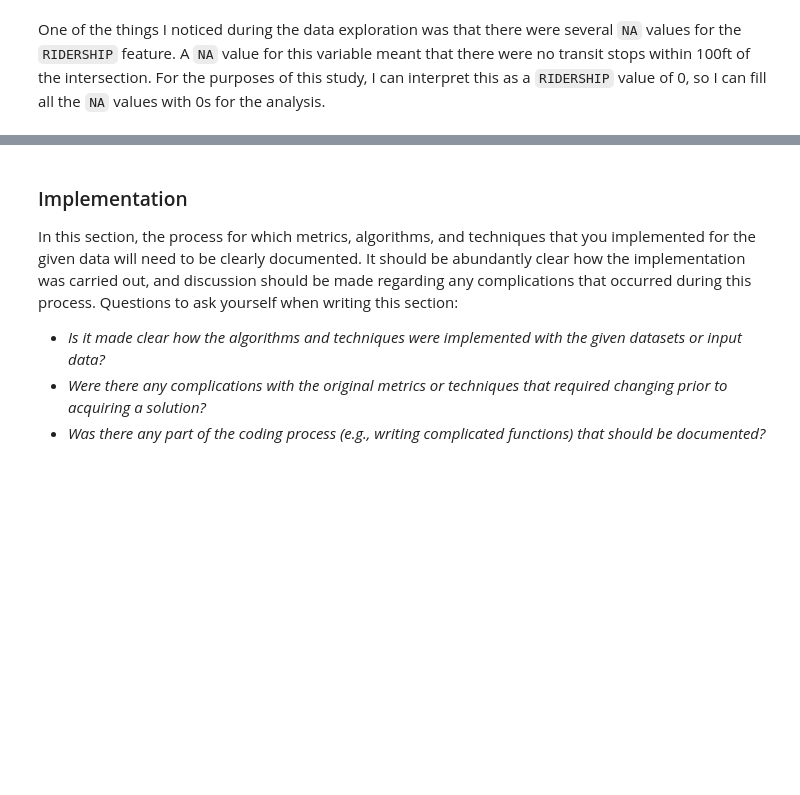
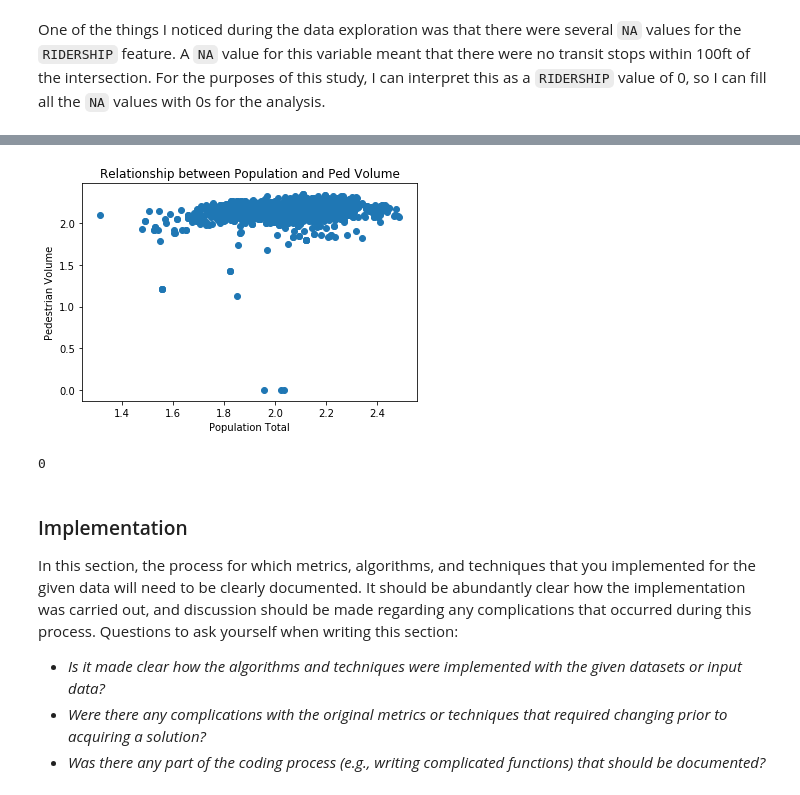
Before and after one commit to black-tea/vehicle-vol-pdf-scrape, a Jupyter notebook: Predicting Pedestrian Volumes.ipynb, the cells around one changed output, grey strips where cells are left out. Cells and saved outputs as stored; diff of their text form; code cells hidden in the pictures; blank space fills up the shorter version.

```diff
--- a/Predicting Pedestrian Volumes.ipynb
+++ b/Predicting Pedestrian Volumes.ipynb
@@ -307,0 +298,2 @@ As also noted in the data exploration, the target variable is heavily skewed to
+# %%
+raw_data['RIDERSHIP'].fillna(0, inplace=True)
@@ -308,3 +303,22 @@ As also noted in the data exploration, the target variable is heavily skewed to
+# %%
+# Log-transform the skewed features
+skewed = ['volume', 'RIDERSHIP', 'EMPTOT', 'SUM_POPTTL']
+raw_data[skewed] = raw_data[skewed].apply(lambda x: np.log(x + 1))
+
+raw_data = raw_data[(raw_data.volume > 0)]
+
+volume_raw = raw_data['volume']
+features_raw = raw_data.drop('volume', axis=1)
+# %%
+plt.scatter(raw_data.EMPTOT, raw_data.SUM_POPTTL)
+plt.xlabel("Population Total")
+plt.ylabel("Pedestrian Volume")
+plt.title("Relationship between Population and Ped Volume")
+plt.show()
+print(len(raw_data[(raw_data.volume == 0)]))
+# %% [output]
+[figure, added]
+0
 # %% [markdown]
 ### Implementation
 In this section, the process for which metrics, algorithms, and techniques that you implemented for the given data will need to be clearly documented. It should be abundantly clear how the implementation was carried out, and discussion should be made regarding any complications that occurred during this process. Questions to ask yourself when writing this section:
```
Also changed, not shown: parts of 21 cells of this notebook.
